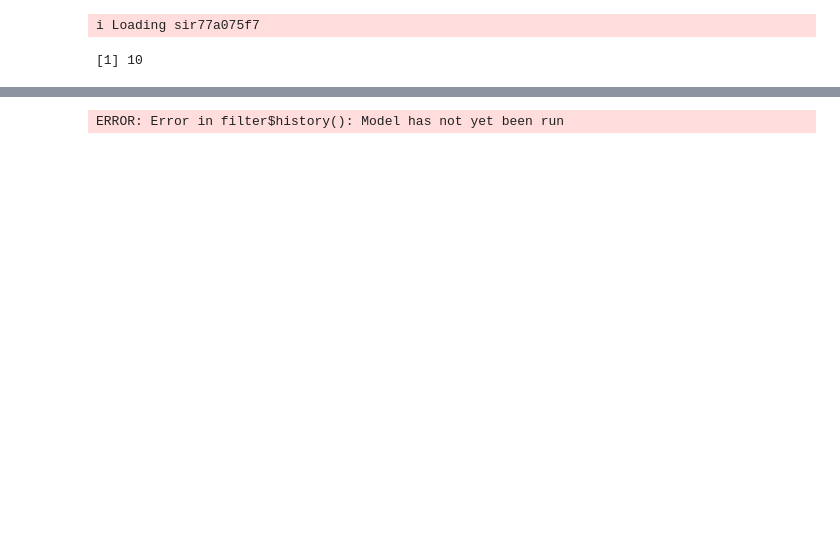
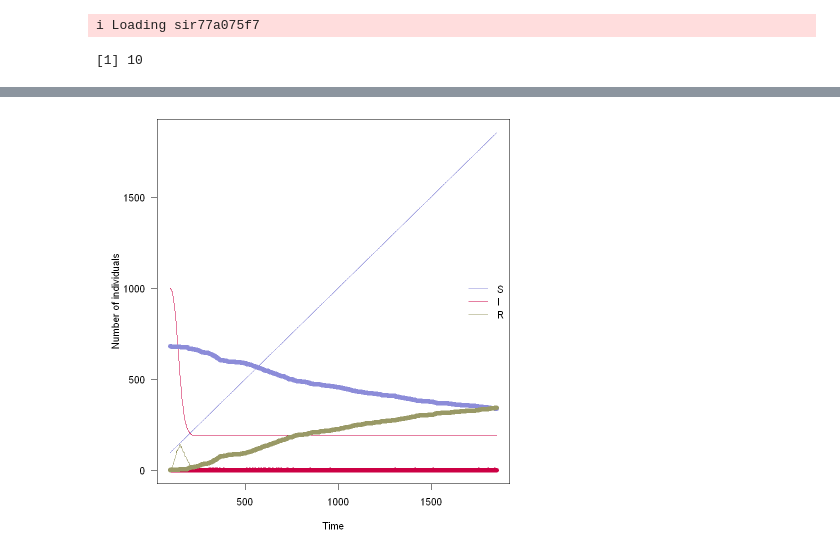
Before and after one commit to jmayer-cgh/RSV_infection_NL, a Jupyter notebook: My model/Trying to use mcstate again.ipynb, the cells around one changed output, grey strips where cells are left out. Saved outputs shown, nothing was run; the diff lists cells and outputs as text; code cells hidden in the pictures; blank space fills up the shorter version.

```diff
--- a/My model/Trying to use mcstate again.ipynb
+++ b/My model/Trying to use mcstate again.ipynb
@@ -74,0 +101,3 @@ title("True epidemic", line = 0)
+# %%
+N = nrow(rsv_by_age)
+true_hist_all$recovered <- N - true_hist_all$susceptible - true_hist_all$infected
@@ -188,7 +244,7 @@ sir_model$n_particles()
 # %% [output]
 [1] 10
 # %%
-n_particles <- 10L
+n_particles <- 1L
 filter <- mcstate::particle_filter$new(data = sir_data,
                                        model = gen_sir,
                                        n_particles = n_particles,
@@ -201,22 +257,23 @@ ERROR: Error: Expected a vector of length 10 for 'index' but given 1
 # %%
 plot_particle_filter <- function(history, true_history, times, obs_end = NULL) {
   if (is.null(obs_end)) {
     obs_end <- max(times)
   }
 
   par(mar = c(4.1, 5.1, 0.5, 0.5), las = 1)
   cols <- c(S = "#8c8cd9", I = "#cc0044", R = "#999966")
-  matplot(times, t(history[1, , -1]), type = "l",
+  matplot(times, (history[1, , -1]), type = "l",
           xlab = "Time", ylab = "Number of individuals",
           col = cols[["S"]], lty = 1, ylim = range(history))
-  matlines(times, t(history[2, , -1]), col = cols[["I"]], lty = 1)
-  matlines(times, t(history[3, , -1]), col = cols[["R"]], lty = 1)
-  matpoints(times[1:obs_end], t(true_history[1:3, , -1]), pch = 19,
-            col = cols)
-  legend("left", lwd = 1, col = cols, legend = names(cols), bty = "n")
+  matlines(times, (history[2, , -1]), col = cols[["I"]], lty = 1)
+  matlines(times, (history[3, , -1]), col = cols[["R"]], lty = 1)
+  matpoints(t(times), t(true_history[,2, -1]), pch = 19,col = cols["S"])
+  matpoints(t(times), t(true_history[,3, -1]), pch = 19,col = cols["I"])
+  matpoints(t(times), t(true_history[,4, -1]), pch = 19,col = cols["R"])
+  legend("right", lwd = 1, col = cols, legend = names(cols), bty = "n")
 }
 
-true_history <- true_hist
+true_history <- subset(true_hist_all, days>=97)
 plot_particle_filter(filter$history(), true_history, df$days)
 # %% [output]
-ERROR: Error in filter$history(): Model has not yet been run
+[figure, added]
```
Also changed, not shown: parts of 10 cells of this notebook.
